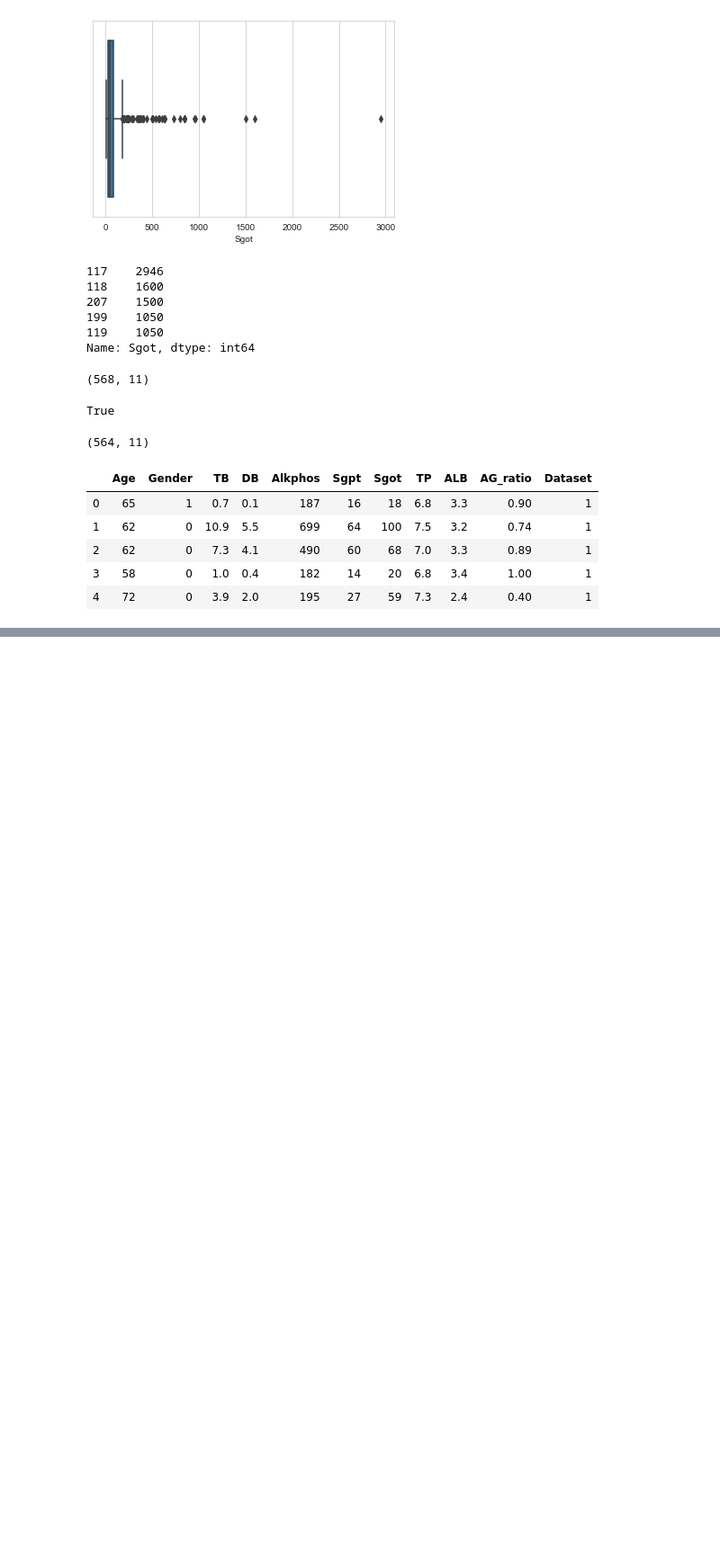
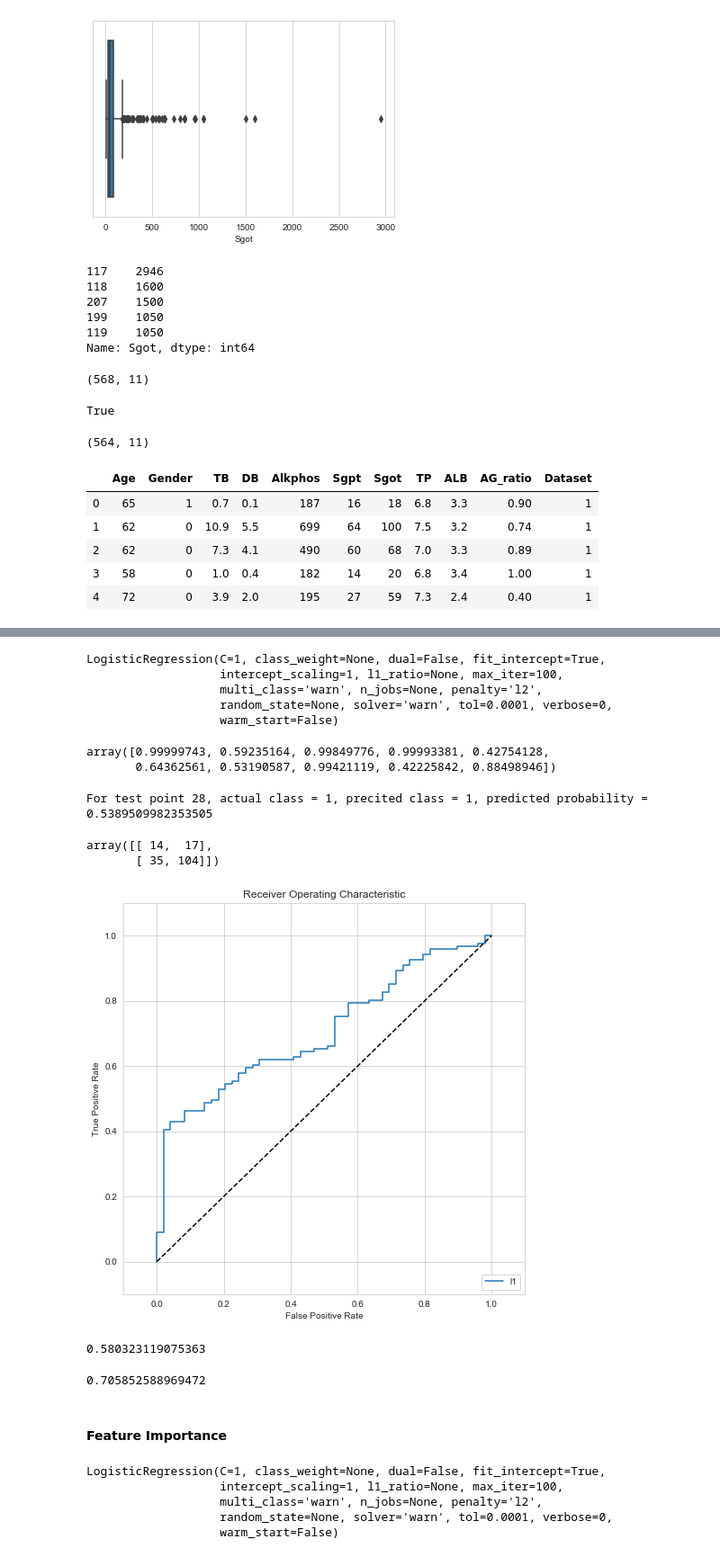
Before and after one commit to bgmallick/LiverDiseasePrediction, a Jupyter notebook: LiverDiseasePrediction.ipynb, the cells around one changed output, grey strips where cells are left out. Shown at 90% size. Saved outputs shown, nothing was run; the diff lists cells and outputs as text; code cells hidden in the pictures; blank space fills up the shorter version.

Commit message:
Machine Learning Models

```diff
--- a/LiverDiseasePrediction.ipynb
+++ b/LiverDiseasePrediction.ipynb
@@ -311,0 +353,3 @@ df.head()
+# %%
+## Note: We use train_mean and train_std_dev to standardize test data set
+X_test = (X_test - train_mean) / train_std
@@ -311,0 +371,4 @@ df.head()
+# %%
+tuned_params = {'C': [0.0001, 0.001, 0.01, 0.1, 1, 10, 100, 1000, 10000], 'penalty': ['l1', 'l2']}
+model = GridSearchCV(LogisticRegression(), tuned_params, scoring = 'roc_auc', n_jobs=-1)
+model.fit(X_train, y_train)
@@ -311,0 +391,8 @@ df.head()
+# %%
+model.best_estimator_
+# %% [output]
+LogisticRegression(C=1, class_weight=None, dual=False, fit_intercept=True,
+                   intercept_scaling=1, l1_ratio=None, max_iter=100,
+                   multi_class='warn', n_jobs=None, penalty='l2',
+                   random_state=None, solver='warn', tol=0.0001, verbose=0,
+                   warm_start=False)
@@ -311,0 +405,64 @@ df.head()
+# %%
+# Get just the prediction for the positive class (1)
+y_pred_proba = model.predict_proba(X_test)[:,1]
+
+# Display first 10 predictions
+y_pred_proba[:10]
+# %% [output]
+array([0.99999743, 0.59235164, 0.99849776, 0.99993381, 0.42754128,
+       0.64362561, 0.53190587, 0.99421119, 0.42225842, 0.88498946])
+# %%
+i=28  ## Change the value of i to get the details of any point (56, 213, etc.)
+print('For test point {}, actual class = {}, precited class = {}, predicted probability = {}'.
+      format(i, y_test.iloc[i], y_pred[i], y_pred_proba[i]))
+# %% [output]
+For test point 28, actual class = 1, precited class = 1, predicted probability = 0.5389509982353505
+# %%
+confusion_matrix(y_test, y_pred).T
+# %% [output]
+array([[ 14,  17],
+       [ 35, 104]])
+# %%
+# Calculate ROC curve from y_test and pred
+fpr, tpr, thresholds = roc_curve(y_test, y_pred_proba)
+# %%
+fig = plt.figure(figsize=(8,8))
+plt.title('Receiver Operating Characteristic')
+
+# Plot ROC curve
+plt.plot(fpr, tpr, label='l1')
+plt.legend(loc='lower right')
+
+# Diagonal 45 degree line
+plt.plot([0,1],[0,1],'k--')
+
+# Axes limits and labels
+plt.xlim([-0.1,1.1])
+plt.ylim([-0.1,1.1])
+plt.ylabel('True Positive Rate')
+plt.xlabel('False Positive Rate')
+plt.show()
+# %% [output]
+[figure, added]
+# %%
+# Calculate AUC for Train set
+print(roc_auc_score(y_train, y_train_pred))
+# %% [output]
+0.580323119075363
+# %%
+# Calculate AUC for Test set
+print(auc(fpr, tpr))
+# %% [output]
+0.705852588969472
+# %% [markdown]
+#### Feature Importance
+# %%
+## Building the model again with the best hyperparameters
+model = LogisticRegression(C=1, penalty = 'l2')
+model.fit(X_train, y_train)
+# %% [output]
+LogisticRegression(C=1, class_weight=None, dual=False, fit_intercept=True,
+                   intercept_scaling=1, l1_ratio=None, max_iter=100,
+                   multi_class='warn', n_jobs=None, penalty='l2',
+                   random_state=None, solver='warn', tol=0.0001, verbose=0,
+                   warm_start=False)
```
Also changed, not shown: parts of 27 cells of this notebook.
